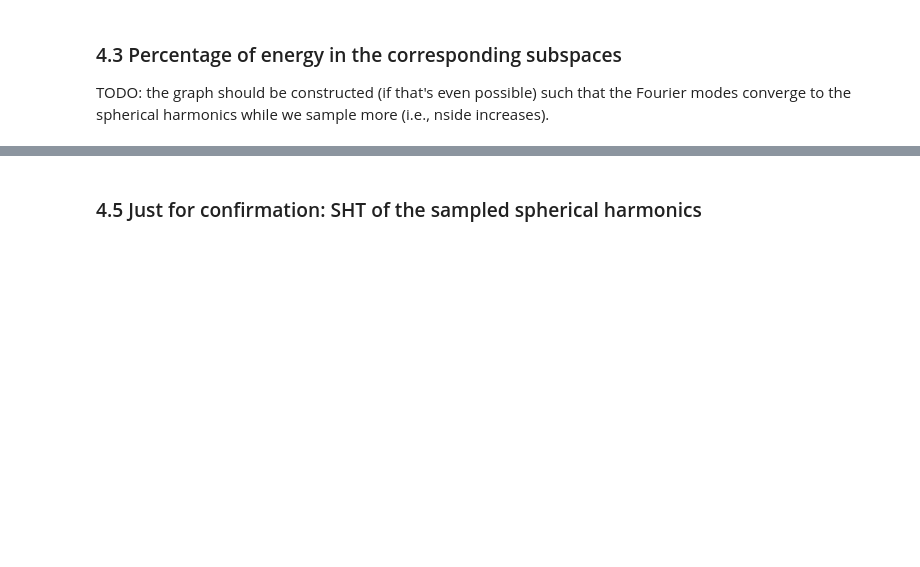
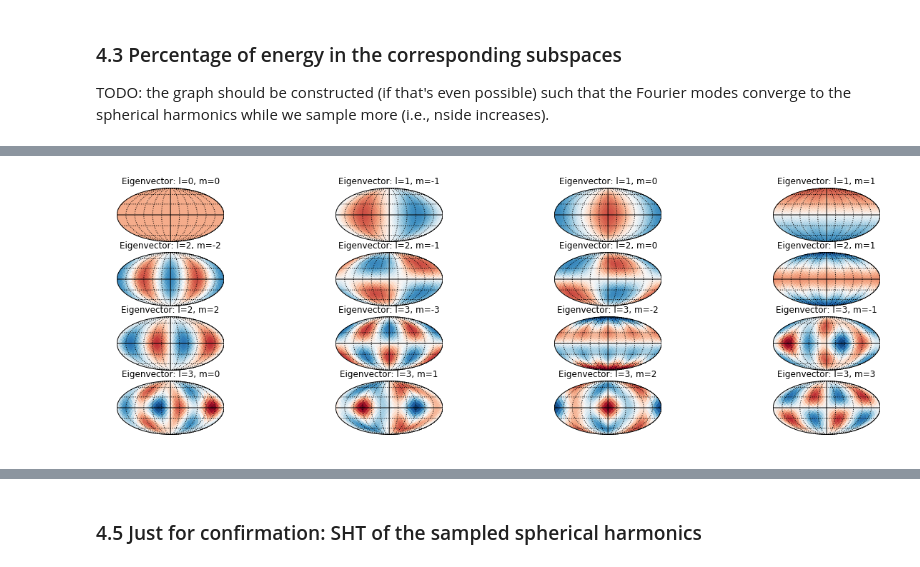
Before and after one commit to MartMilani/PDM, a Jupyter notebook: DeepSphere/demo_spherical_vs_graph.ipynb, the cells around one changed output, grey strips where cells are left out. Saved outputs shown, nothing was run; the diff lists cells and outputs as text; code cells hidden in the pictures; blank space fills up the shorter version.

Commit message:
full graph experience

```diff
--- a/DeepSphere/demo_spherical_vs_graph.ipynb
+++ b/DeepSphere/demo_spherical_vs_graph.ipynb
@@ -341,0 +327,4 @@ ax2.legend();
+# %%
+plot_harmonics(graph.U[:, :16], 'Eigenvector')
+# %% [output]
+[figure, added]
```
Also changed, not shown: parts of 37 cells of this notebook, 2 other files.
